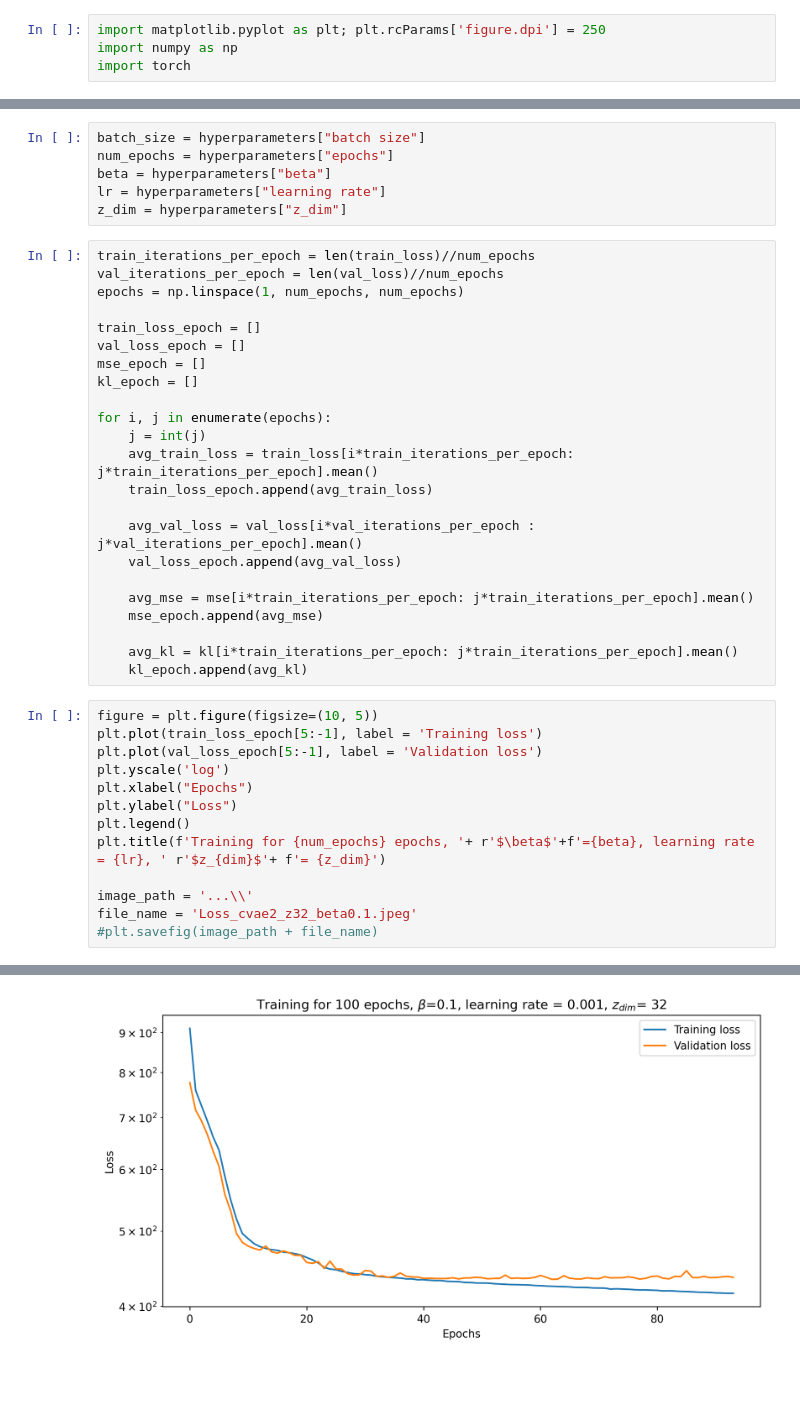
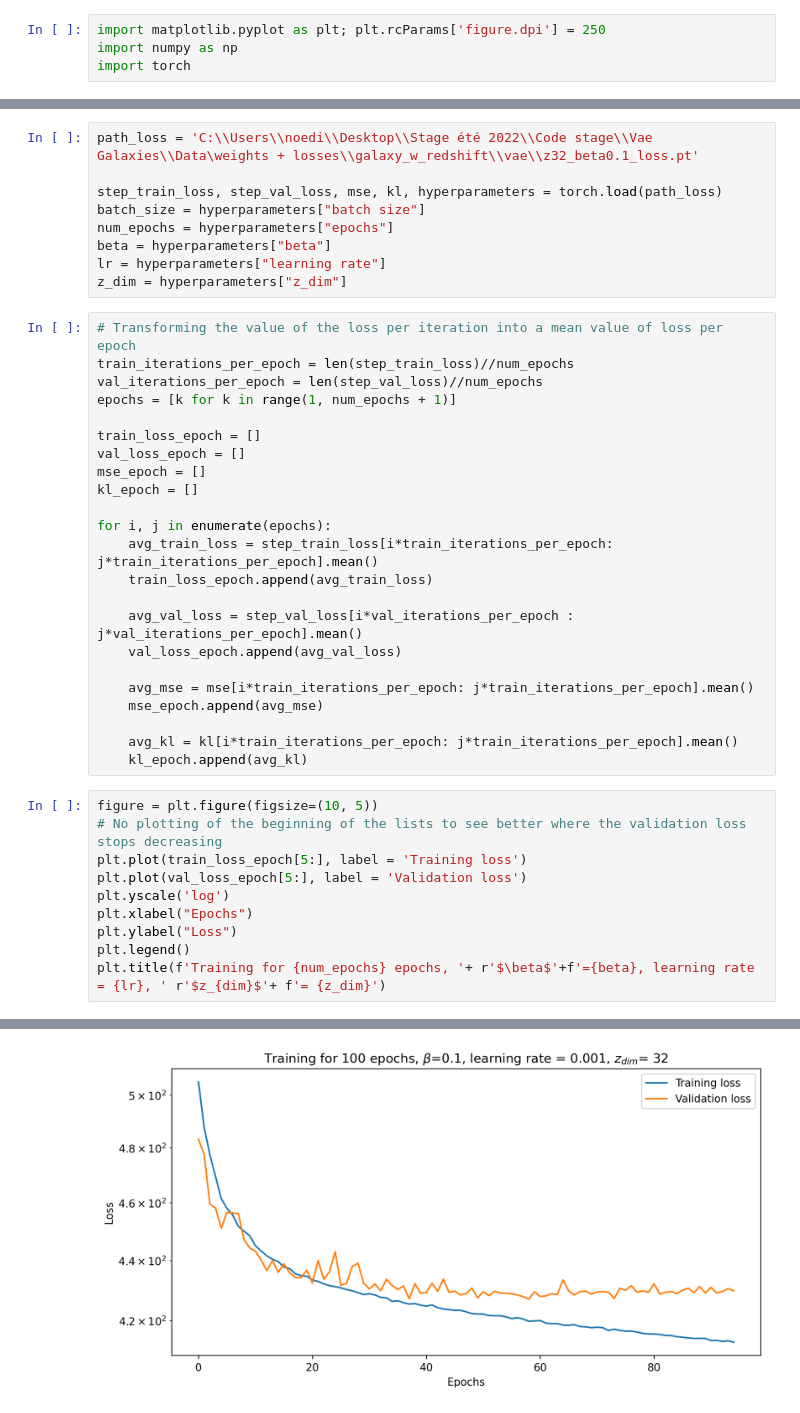
Before and after one commit to EnceladeCandy/Vae-project, a Jupyter notebook: notebooks/Loss.ipynb, the cells around one changed output, grey strips where cells are left out. Saved outputs shown, nothing was run; the diff lists cells and outputs as text; blank space fills up the shorter version.

```diff
--- a/notebooks/Loss.ipynb
+++ b/notebooks/Loss.ipynb
@@ -11,13 +7,17 @@ train_loss, val_loss, mse, kl, hyperparameters = torch.load(folder_cosmic_survey
 # %%
+path_loss = 'C:\\Users\\noedi\\Desktop\\Stage été 2022\\Code stage\\Vae Galaxies\\Data\weights + losses\\galaxy_w_redshift\\vae\\z32_beta0.1_loss.pt'
+
+step_train_loss, step_val_loss, mse, kl, hyperparameters = torch.load(path_loss)
 batch_size = hyperparameters["batch size"]
 num_epochs = hyperparameters["epochs"]
 beta = hyperparameters["beta"]
 lr = hyperparameters["learning rate"]
 z_dim = hyperparameters["z_dim"]
 # %%
-train_iterations_per_epoch = len(train_loss)//num_epochs
-val_iterations_per_epoch = len(val_loss)//num_epochs
-epochs = np.linspace(1, num_epochs, num_epochs)
+# Transforming the value of the loss per iteration into a mean value of loss per epoch
+train_iterations_per_epoch = len(step_train_loss)//num_epochs
+val_iterations_per_epoch = len(step_val_loss)//num_epochs
+epochs = [k for k in range(1, num_epochs + 1)]
 
 train_loss_epoch = []
 val_loss_epoch = []
@@ -25,11 +25,10 @@ mse_epoch = []
 kl_epoch = []
 
 for i, j in enumerate(epochs):
-    j = int(j)
-    avg_train_loss = train_loss[i*train_iterations_per_epoch: j*train_iterations_per_epoch].mean()
+    avg_train_loss = step_train_loss[i*train_iterations_per_epoch: j*train_iterations_per_epoch].mean()
     train_loss_epoch.append(avg_train_loss)
 
-    avg_val_loss = val_loss[i*val_iterations_per_epoch : j*val_iterations_per_epoch].mean()
+    avg_val_loss = step_val_loss[i*val_iterations_per_epoch : j*val_iterations_per_epoch].mean()
     val_loss_epoch.append(avg_val_loss)
 
     avg_mse = mse[i*train_iterations_per_epoch: j*train_iterations_per_epoch].mean()
@@ -39,15 +38,12 @@ for i, j in enumerate(epochs):
     kl_epoch.append(avg_kl)
 # %%
 figure = plt.figure(figsize=(10, 5))
-plt.plot(train_loss_epoch[5:-1], label = 'Training loss')
-plt.plot(val_loss_epoch[5:-1], label = 'Validation loss')
+# No plotting of the beginning of the lists to see better where the validation loss stops decreasing
+plt.plot(train_loss_epoch[5:], label = 'Training loss')
+plt.plot(val_loss_epoch[5:], label = 'Validation loss')
 plt.yscale('log')
 plt.xlabel("Epochs")
 plt.ylabel("Loss")
 plt.legend()
 plt.title(f'Training for {num_epochs} epochs, '+ r'$\beta$'+f'={beta}, learning rate = {lr}, ' r'$z_{dim}$'+ f'= {z_dim}')
-
-image_path = '...\\'
-file_name = 'Loss_cvae2_z32_beta0.1.jpeg'
-#plt.savefig(image_path + file_name)
 # %% [output]
@@ -54 +51 @@ file_name = 'Loss_cvae2_z32_beta0.1.jpeg'
-[figure, old version]
+[figure, new version]
```
Also changed, not shown: parts of 8 cells of this notebook, 10 other files.
